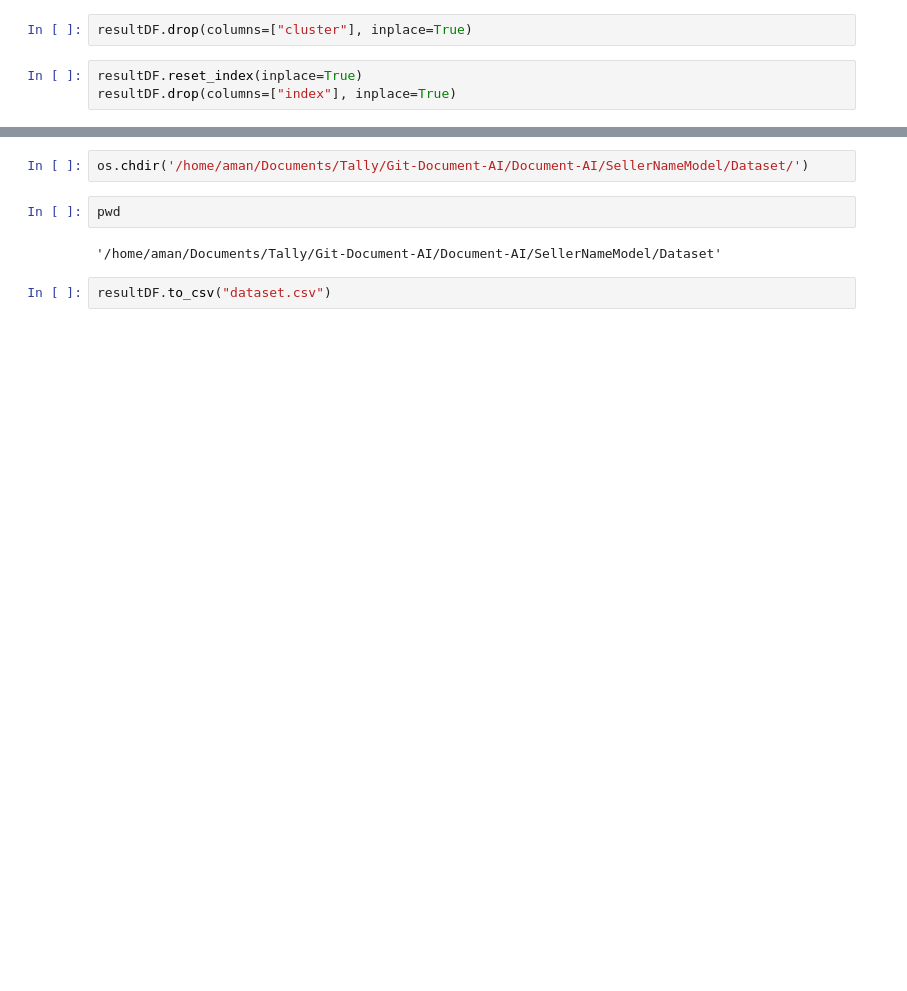
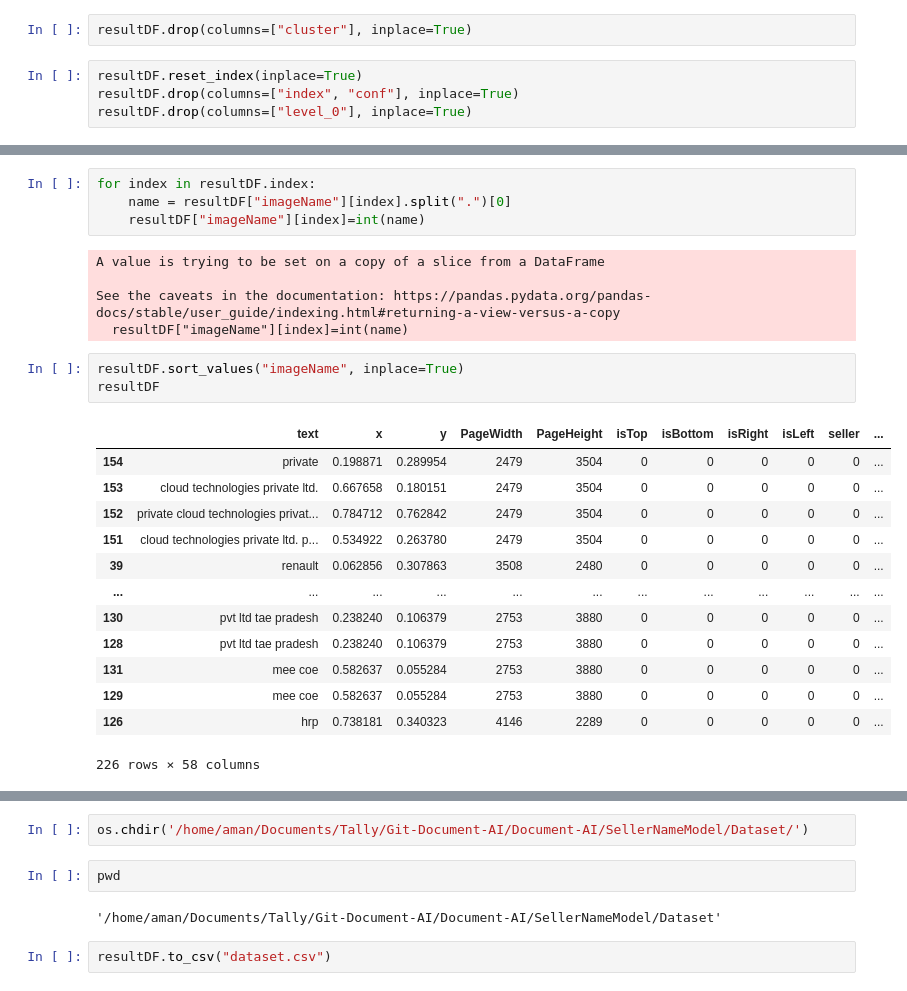
Before and after one commit to TallySolutions/Document-AI, a Jupyter notebook: SellerNameModel/CreateDatasetForSellerNameModel.ipynb, the cells around one changed output, grey strips where cells are left out. Cells and saved outputs as stored; diff of their text form; blank space fills up the shorter version.

Commit message:
Seller Name Model

```diff
--- a/SellerNameModel/CreateDatasetForSellerNameModel.ipynb
+++ b/SellerNameModel/CreateDatasetForSellerNameModel.ipynb
@@ -291,7 +383,8 @@ len(resultDF["imageName"].unique())
 resultDF.drop(columns=["cluster"], inplace=True)
 # %%
 resultDF.reset_index(inplace=True)
-resultDF.drop(columns=["index"], inplace=True)
+resultDF.drop(columns=["index", "conf"], inplace=True)
+resultDF.drop(columns=["level_0"], inplace=True)
 # %%
 resultDF.head()
 # %% [output]
@@ -305,2 +411,28 @@ resultDF.head()
+# %%
+for index in resultDF.index:
+    name = resultDF["imageName"][index].split(".")[0]
+    resultDF["imageName"][index]=int(name)
+# %% [output]
+A value is trying to be set on a copy of a slice from a DataFrame
+
+See the caveats in the documentation: https://pandas.pydata.org/pandas-docs/stable/user_guide/indexing.html#returning-a-view-versus-a-copy
+  resultDF["imageName"][index]=int(name)
+# %%
+resultDF.sort_values("imageName", inplace=True)
+resultDF
+# %% [output]
+|  | text | x | y | PageWidth | PageHeight | isTop | isBottom | isRight | isLeft | seller | ... |
+| 154 | private | 0.198871 | 0.289954 | 2479 | 3504 | 0 | 0 | 0 | 0 | 0 | ... |
+| 153 | cloud technologies private ltd. | 0.667658 | 0.180151 | 2479 | 3504 | 0 | 0 | 0 | 0 | 0 | ... |
+| 152 | private cloud technologies privat... | 0.784712 | 0.762842 | 2479 | 3504 | 0 | 0 | 0 | 0 | 0 | ... |
+| 151 | cloud technologies private ltd. p... | 0.534922 | 0.263780 | 2479 | 3504 | 0 | 0 | 0 | 0 | 0 | ... |
+| 39 | renault | 0.062856 | 0.307863 | 3508 | 2480 | 0 | 0 | 0 | 0 | 0 | ... |
+| ... | ... | ... | ... | ... | ... | ... | ... | ... | ... | ... | ... |
+| 130 | pvt ltd tae pradesh | 0.238240 | 0.106379 | 2753 | 3880 | 0 | 0 | 0 | 0 | 0 | ... |
+| 128 | pvt ltd tae pradesh | 0.238240 | 0.106379 | 2753 | 3880 | 0 | 0 | 0 | 0 | 0 | ... |
+| 131 | mee coe | 0.582637 | 0.055284 | 2753 | 3880 | 0 | 0 | 0 | 0 | 0 | ... |
+| 129 | mee coe | 0.582637 | 0.055284 | 2753 | 3880 | 0 | 0 | 0 | 0 | 0 | ... |
+| 126 | hrp | 0.738181 | 0.340323 | 4146 | 2289 | 0 | 0 | 0 | 0 | 0 | ... |
+226 rows × 58 columns
 # %%
 pwd
```
Also changed, not shown: parts of 21 cells of this notebook, 1 other file.
